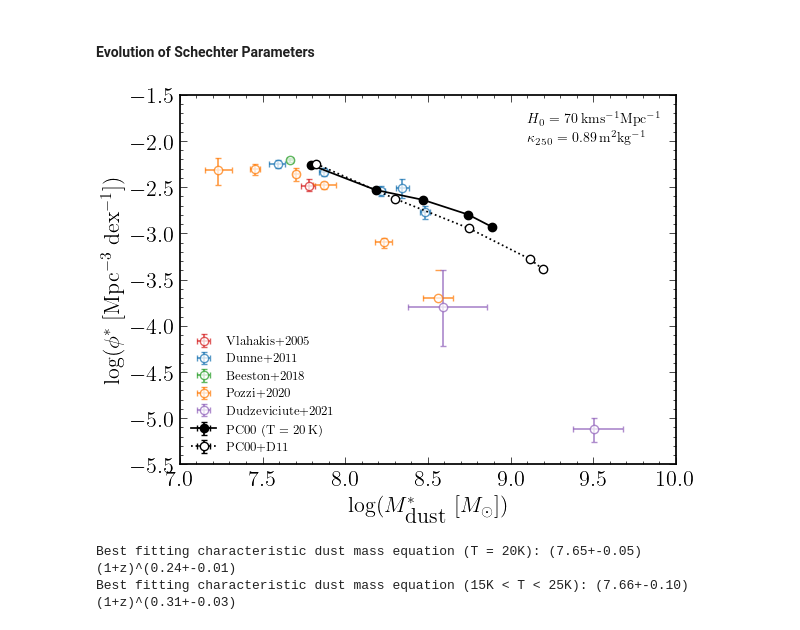
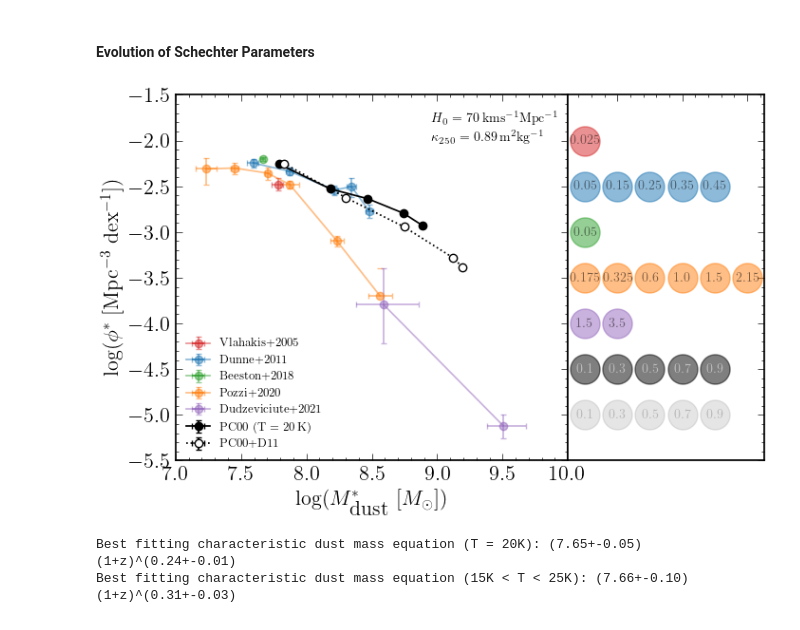
Before and after one commit to BradleyAWard/Thesis-Chapter-3-Dust-Mass-Functions, a Jupyter notebook: SGP_DMFs.ipynb, the cells around one changed output. Drawn from its saved outputs; the diff is of its cells as text; code cells hidden in the pictures.

```diff
--- a/SGP_DMFs.ipynb
+++ b/SGP_DMFs.ipynb
@@ -471,42 +473,107 @@ method_linestyles = ['-', '-', '-', '-', 'o-', 'o--']
 method_colours = ['tab:red', 'tab:blue', 'tab:green', 'tab:orange', 'k', 'k']
 method_mfc = ['none', 'none', 'none', 'none', 'k', 'white']
 
-fig, ax = plt.subplots()
+fig, ax = plt.subplots(figsize=(8,5))
 
 # Vlahakis et al., 2005
-ax.errorbar(literature_h70_k089['Vlahakis+2005']['logm_star'], literature_h70_k089['Vlahakis+2005']['logphi_star_perdex'], xerr=(literature_h70_k089['Vlahakis+2005']['logm_star']-literature_h70_k089['Vlahakis+2005']['logm_star_low'], literature_h70_k089['Vlahakis+2005']['logm_star_high']-literature_h70_k089['Vlahakis+2005']['logm_star']), yerr=(literature_h70_k089['Vlahakis+2005']['logphi_star_perdex']-literature_h70_k089['Vlahakis+2005']['logphi_star_perdex_low'], literature_h70_k089['Vlahakis+2005']['logphi_star_perdex_high']-literature_h70_k089['Vlahakis+2005']['logphi_star_perdex']), fmt='o', c='tab:red', alpha=0.75, label='Vlahakis+2005')
+ax.errorbar(literature_h70_k089['Vlahakis+2005']['logm_star'], literature_h70_k089['Vlahakis+2005']['logphi_star_perdex'], xerr=(literature_h70_k089['Vlahakis+2005']['logm_star']-literature_h70_k089['Vlahakis+2005']['logm_star_low'], literature_h70_k089['Vlahakis+2005']['logm_star_high']-literature_h70_k089['Vlahakis+2005']['logm_star']), yerr=(literature_h70_k089['Vlahakis+2005']['logphi_star_perdex']-literature_h70_k089['Vlahakis+2005']['logphi_star_perdex_low'], literature_h70_k089['Vlahakis+2005']['logphi_star_perdex_high']-literature_h70_k089['Vlahakis+2005']['logphi_star_perdex']), fmt='o-', c='tab:red', mfc='tab:red', alpha=0.5, label='Vlahakis+2005')
 
 # Dunne et al., 2011
-ax.errorbar(literature_h70_k089['Dunne+2011']['logm_star'], literature_h70_k089['Dunne+2011']['logphi_star_perdex'], xerr=(literature_h70_k089['Dunne+2011']['logm_star']-literature_h70_k089['Dunne+2011']['logm_star_low'], literature_h70_k089['Dunne+2011']['logm_star_high']-literature_h70_k089['Dunne+2011']['logm_star']), yerr=(literature_h70_k089['Dunne+2011']['logphi_star_perdex']-literature_h70_k089['Dunne+2011']['logphi_star_perdex_low'], literature_h70_k089['Dunne+2011']['logphi_star_perdex_high']-literature_h70_k089['Dunne+2011']['logphi_star_perdex']), fmt='o', c='tab:blue', alpha=0.75, label='Dunne+2011')
+ax.errorbar(literature_h70_k089['Dunne+2011']['logm_star'], literature_h70_k089['Dunne+2011']['logphi_star_perdex'], xerr=(literature_h70_k089['Dunne+2011']['logm_star']-literature_h70_k089['Dunne+2011']['logm_star_low'], literature_h70_k089['Dunne+2011']['logm_star_high']-literature_h70_k089['Dunne+2011']['logm_star']), yerr=(literature_h70_k089['Dunne+2011']['logphi_star_perdex']-literature_h70_k089['Dunne+2011']['logphi_star_perdex_low'], literature_h70_k089['Dunne+2011']['logphi_star_perdex_high']-literature_h70_k089['Dunne+2011']['logphi_star_perdex']), fmt='o-', c='tab:blue', mfc='tab:blue', alpha=0.5, label='Dunne+2011')
 
 # Beeston et al., 2018
-ax.errorbar(literature_h70_k089['Beeston+2018']['logm_star'], literature_h70_k089['Beeston+2018']['logphi_star_perdex'], xerr=(literature_h70_k089['Beeston+2018']['logm_star']-literature_h70_k089['Beeston+2018']['logm_star_low'], literature_h70_k089['Beeston+2018']['logm_star_high']-literature_h70_k089['Beeston+2018']['logm_star']), yerr=(literature_h70_k089['Beeston+2018']['logphi_star_perdex']-literature_h70_k089['Beeston+2018']['logphi_star_perdex_low'], literature_h70_k089['Beeston+2018']['logphi_star_perdex_high']-literature_h70_k089['Beeston+2018']['logphi_star_perdex']), fmt='o', c='tab:green', alpha=0.75, label='Beeston+2018')
+ax.errorbar(literature_h70_k089['Beeston+2018']['logm_star'], literature_h70_k089['Beeston+2018']['logphi_star_perdex'], xerr=(literature_h70_k089['Beeston+2018']['logm_star']-literature_h70_k089['Beeston+2018']['logm_star_low'], literature_h70_k089['Beeston+2018']['logm_star_high']-literature_h70_k089['Beeston+2018']['logm_star']), yerr=(literature_h70_k089['Beeston+2018']['logphi_star_perdex']-literature_h70_k089['Beeston+2018']['logphi_star_perdex_low'], literature_h70_k089['Beeston+2018']['logphi_star_perdex_high']-literature_h70_k089['Beeston+2018']['logphi_star_perdex']), fmt='o-', c='tab:green', mfc='tab:green', alpha=0.5, label='Beeston+2018')
 
 # Pozzi et al., 2020
-ax.errorbar(literature_h70_k089['Pozzi+2020']['logm_star'], literature_h70_k089['Pozzi+2020']['logphi_star_perdex'], xerr=(literature_h70_k089['Pozzi+2020']['logm_star']-literature_h70_k089['Pozzi+2020']['logm_star_low'], literature_h70_k089['Pozzi+2020']['logm_star_high']-literature_h70_k089['Pozzi+2020']['logm_star']), yerr=(literature_h70_k089['Pozzi+2020']['logphi_star_perdex']-literature_h70_k089['Pozzi+2020']['logphi_star_perdex_low'], literature_h70_k089['Pozzi+2020']['logphi_star_perdex_high']-literature_h70_k089['Pozzi+2020']['logphi_star_perdex']), fmt='o', c='tab:orange', alpha=0.75, label='Pozzi+2020')
+ax.errorbar(literature_h70_k089['Pozzi+2020']['logm_star'], literature_h70_k089['Pozzi+2020']['logphi_star_perdex'], xerr=(literature_h70_k089['Pozzi+2020']['logm_star']-literature_h70_k089['Pozzi+2020']['logm_star_low'], literature_h70_k089['Pozzi+2020']['logm_star_high']-literature_h70_k089['Pozzi+2020']['logm_star']), yerr=(literature_h70_k089['Pozzi+2020']['logphi_star_perdex']-literature_h70_k089['Pozzi+2020']['logphi_star_perdex_low'], literature_h70_k089['Pozzi+2020']['logphi_star_perdex_high']-literature_h70_k089['Pozzi+2020']['logphi_star_perdex']), fmt='o-', c='tab:orange', mfc='tab:orange', alpha=0.5, label='Pozzi+2020')
 
 # Dudzeviciute et al., 2021
-ax.errorbar(literature_h70_k089['Dudzeviciute+2021']['logm_star'], literature_h70_k089['Dudzeviciute+2021']['logphi_star_perdex'], xerr=(literature_h70_k089['Dudzeviciute+2021']['logm_star']-literature_h70_k089['Dudzeviciute+2021']['logm_star_low'], literature_h70_k089['Dudzeviciute+2021']['logm_star_high']-literature_h70_k089['Dudzeviciute+2021']['logm_star']), yerr=(literature_h70_k089['Dudzeviciute+2021']['logphi_star_perdex']-literature_h70_k089['Dudzeviciute+2021']['logphi_star_perdex_low'], literature_h70_k089['Dudzeviciute+2021']['logphi_star_perdex_high']-literature_h70_k089['Dudzeviciute+2021']['logphi_star_perdex']), fmt='o', c='tab:purple', alpha=0.75, label='Dudzeviciute+2021')
+ax.errorbar(literature_h70_k089['Dudzeviciute+2021']['logm_star'], literature_h70_k089['Dudzeviciute+2021']['logphi_star_perdex'], xerr=(literature_h70_k089['Dudzeviciute+2021']['logm_star']-literature_h70_k089['Dudzeviciute+2021']['logm_star_low'], literature_h70_k089['Dudzeviciute+2021']['logm_star_high']-literature_h70_k089['Dudzeviciute+2021']['logm_star']), yerr=(literature_h70_k089['Dudzeviciute+2021']['logphi_star_perdex']-literature_h70_k089['Dudzeviciute+2021']['logphi_star_perdex_low'], literature_h70_k089['Dudzeviciute+2021']['logphi_star_perdex_high']-literature_h70_k089['Dudzeviciute+2021']['logphi_star_perdex']), fmt='o-', c='tab:purple', mfc='tab:purple', alpha=0.5, label='Dudzeviciute+2021')
 
 # SGP Schechter parameters
 ax.errorbar(results_pc00_t20['logm_star'], results_pc00_t20['logphi_star_perdex'], xerr=(results_pc00_t20['logm_star']-results_pc00_t20['logm_star_low'], results_pc00_t20['logm_star_high']-results_pc00_t20['logm_star']), yerr=(results_pc00_t20['logphi_star_perdex']-results_pc00_t20['logphi_star_perdex_low'], results_pc00_t20['logphi_star_perdex_high']-results_pc00_t20['logphi_star_perdex']), fmt='o-', mfc='k', c='k', label=r'PC00 (T = 20\,K)')
 ax.errorbar(results_pc00_d11['logm_star'], results_pc00_d11['logphi_star_perdex'], xerr=(results_pc00_d11['logm_star']-results_pc00_d11['logm_star_low'], results_pc00_d11['logm_star_high']-results_pc00_d11['logm_star']), yerr=(results_pc00_d11['logphi_star_perdex']-results_pc00_d11['logphi_star_perdex_low'], results_pc00_d11['logphi_star_perdex_high']-results_pc00_d11['logphi_star_perdex']), fmt='o:', mfc='white', c='k', label=r'PC00+D11')
 
 # Cosmology text
-ax.text(0.7, 0.925, r'$H_0$ = 70\,kms$^{-1}$Mpc$^{-1}$', fontsize=10, transform=ax.transAxes)
-ax.text(0.7, 0.875, r'$\kappa_{250}$ = 0.89\,m$^{2}$kg$^{-1}$', fontsize=10, transform=ax.transAxes)
+ax.text(0.65, 0.925, r'$H_0$ = 70\,kms$^{-1}$Mpc$^{-1}$', fontsize=10, transform=ax.transAxes)
+ax.text(0.65, 0.875, r'$\kappa_{250}$ = 0.89\,m$^{2}$kg$^{-1}$', fontsize=10, transform=ax.transAxes)
 
 ax.set_xlabel(r'log($M_{\textrm{dust}}^{*}$ [$M_{\odot}$])')
 ax.set_ylabel(r'log($\phi^{*}$ [Mpc$^{-3}$ dex$^{-1}$])')
 ax.set_xlim(7,10)
 ax.set_ylim(-5.5,-1.5)
 leg = ax.legend(loc='lower left', fontsize=9)
 for lh in leg.legendHandles:
     lh.set_alpha(0.75)
+
+divider = make_axes_locatable(ax)
+ax2 = divider.append_axes("right", size="50%", pad=0, sharey=ax)
+
+# Vlahakis et al., 2005 graph
+vlahakis_G = nx.Graph()
+vlahakis_pos = {0:[7.25,-2]}
+vlahakis_edges = []
+vlahakis_labels = {}
+for index, element in enumerate(literature_h70_k089['Vlahakis+2005']['z_bin_centers']):
+    vlahakis_labels[index] = element
+nx.draw_networkx(vlahakis_G, vlahakis_pos, edgelist=vlahakis_edges, nodelist=vlahakis_labels, labels=vlahakis_labels, node_color='tab:red', node_size=500, width=0, edge_color='tab:red', font_size=10, alpha=0.5)
+
+# Dunne et al., 2011 graph
+dunne_G = nx.Graph()
+dunne_pos = {0:[7.25,-2.5], 1:[7.5,-2.5], 2:[7.75,-2.5], 3:[8,-2.5], 4:[8.25,-2.5]}
+dunne_edges = [(0,1), (1,2), (2,3), (3,4)]
+dunne_labels = {}
+for index, element in enumerate(literature_h70_k089['Dunne+2011']['z_bin_centers']):
+    dunne_labels[index] = element
+nx.draw_networkx(dunne_G, dunne_pos, edgelist=dunne_edges, nodelist=dunne_labels, labels=dunne_labels, node_color='tab:blue', node_size=500, width=0, edge_color='tab:blue', font_size=10, alpha=0.5)
+
+# Beeston et al., 2018 graph
+beeston_G = nx.Graph()
+beeston_pos = {0:[7.25,-3]}
+beeston_edges = []
+beeston_labels = {}
+for index, element in enumerate(literature_h70_k089['Beeston+2018']['z_bin_centers']):
+    beeston_labels[index] = element
+nx.draw_networkx(beeston_G, beeston_pos, edgelist=beeston_edges, nodelist=beeston_labels, labels=beeston_labels, node_color='tab:green', node_size=500, width=0, edge_color='tab:green', font_size=10, alpha=0.5)
+
+# Pozzi et al., 2020 graph
+pozzi_G = nx.Graph()
+pozzi_pos = {0:[7.25,-3.5], 1:[7.5,-3.5], 2:[7.75,-3.5], 3:[8,-3.5], 4:[8.25,-3.5], 5:[8.5,-3.5]}
+pozzi_edges = [(0,1), (1,2), (2,3), (3,4), (4,5)]
+pozzi_labels = {}
+for index, element in enumerate(literature_h70_k089['Pozzi+2020']['z_bin_centers']):
+    pozzi_labels[index] = element
+nx.draw_networkx(pozzi_G, pozzi_pos, edgelist=pozzi_edges, nodelist=pozzi_labels, labels=pozzi_labels, node_color='tab:orange', node_size=500, width=0, edge_color='tab:orange', font_size=10, alpha=0.5)
+
+# Dudzeviciute et al., 2021 graph
+dudzeviciute_G = nx.Graph()
+dudzeviciute_pos = {0:[7.25,-4], 1:[7.5,-4]}
+dudzeviciute_edges = [(0,1)]
+dudzeviciute_labels = {}
+for index, element in enumerate(literature_h70_k089['Dudzeviciute+2021']['z_bin_centers']):
+    dudzeviciute_labels[index] = element
+nx.draw_networkx(dudzeviciute_G, dudzeviciute_pos, edgelist=dudzeviciute_edges, nodelist=dudzeviciute_labels, labels=dudzeviciute_labels, node_color='tab:purple', node_size=500, width=0, edge_color='tab:purple', font_size=10, alpha=0.5)
+
+# PC00 graph
+pc00_t20_G = nx.Graph()
+pc00_t20_pos = {0:[7.25,-4.5], 1:[7.5,-4.5], 2:[7.75,-4.5], 3:[8,-4.5], 4:[8.25,-4.5]}
+pc00_t20_edges = [(0,1), (1,2), (2,3), (3,4)]
+pc00_t20_labels = {0:"0.1", 1:"0.3", 2:"0.5", 3:"0.7", 4:"0.9"}
+nx.draw_networkx(pc00_t20_G, pc00_t20_pos, edgelist=pc00_t20_edges, nodelist=pc00_t20_labels, labels=pc00_t20_labels, node_color='k', node_size=500, width=0, edge_color='k', font_color='w', font_size=10, alpha=0.5)
+
+# PC00+D11 graph
+pc00_d11_G = nx.Graph()
+pc00_d11_pos = {0:[7.25,-5], 1:[7.5,-5], 2:[7.75,-5], 3:[8,-5], 4:[8.25,-5]}
+pc00_d11_edges = [(0,1), (1,2), (2,3), (3,4)]
+pc00_d11_labels = {0:"0.1", 1:"0.3", 2:"0.5", 3:"0.7", 4:"0.9"}
+nx.draw_networkx(pc00_d11_G, pc00_d11_pos, edgelist=pc00_d11_edges, nodelist=pc00_d11_labels, labels=pc00_d11_labels, node_color='gray', node_size=500, width=0, edge_color='gray', font_color='k', font_size=10, font_weight='bold', alpha=0.2)
+
+ax.tick_params(left=True, bottom=True, labelleft=True, labelbottom=True)
+
 plt.savefig(os.getcwd() + '/figures/Figure_3_6.pdf', dpi=1000, bbox_inches='tight')
 plt.show()
 # %% [output]
-[figure, old version]
+[figure, new version]
 # %%
 def dust_mass_evolution(z, M0, alphaM):
     """
```
Also changed, not shown: parts of 7 cells of this notebook, 9 other files.
